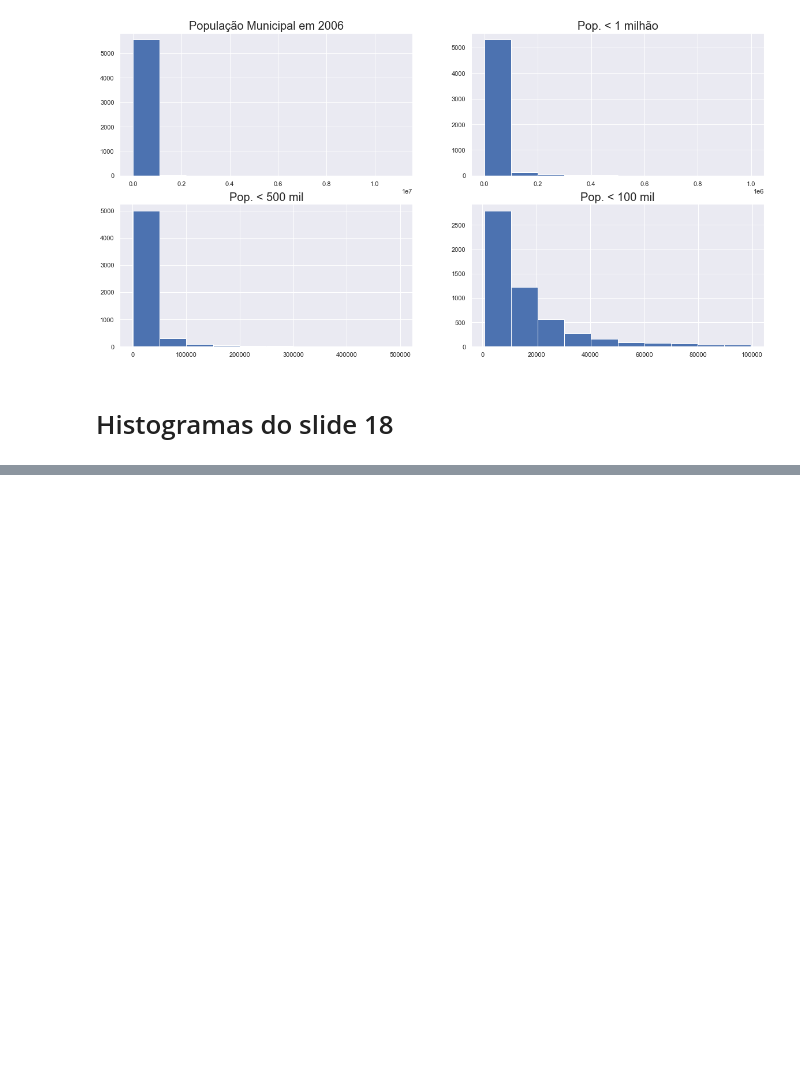
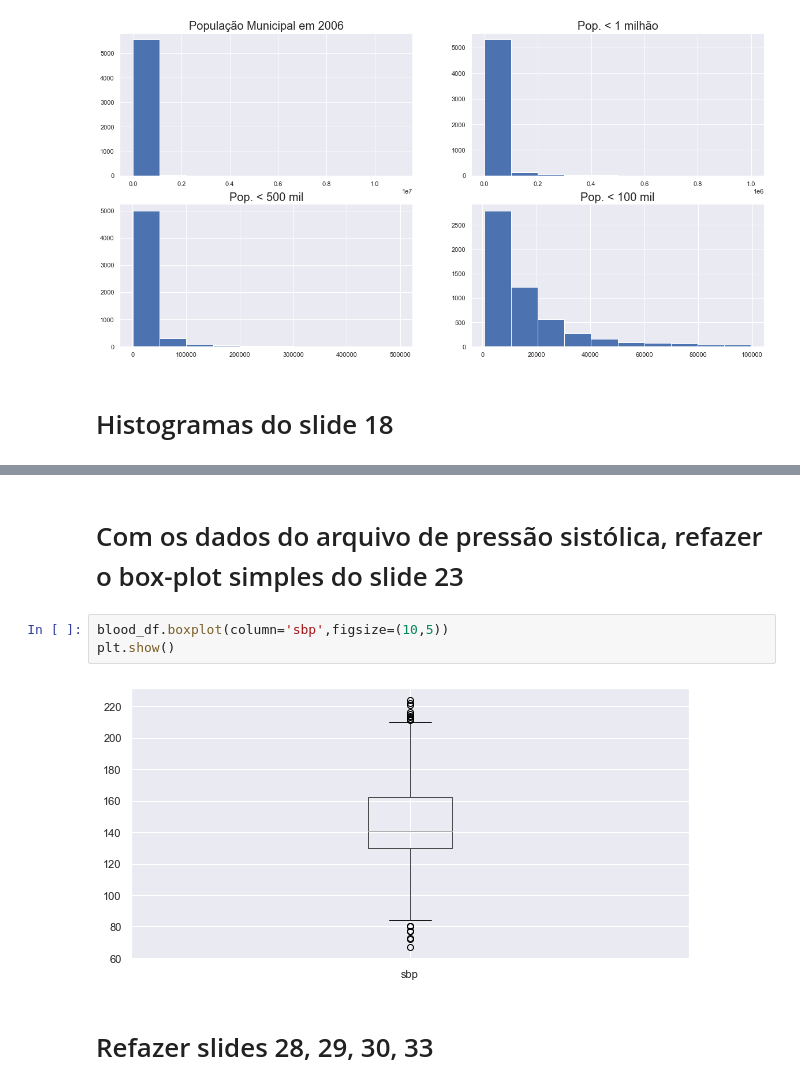
Before and after one commit to mendesrafael965/Estatistica, a Jupyter notebook: Lista 2.ipynb, the cells around one changed output, grey strips where cells are left out. Cells and saved outputs as stored; diff of their text form; blank space fills up the shorter version.

```diff
--- a/Lista 2.ipynb
+++ b/Lista 2.ipynb
@@ -113,0 +146,9 @@ array([3.        , 3.29615453, 3.6215449 , 3.97905721, 4.37186248,
+# %% [markdown]
+# Com os dados do arquivo de pressão sistólica, refazer o box-plot simples do slide 23
+# %%
+blood_df.boxplot(column='sbp',figsize=(10,5))
+plt.show()
+# %% [output]
+[figure, added]
+# %% [markdown]
+# Refazer slides 28, 29, 30, 33
```
Also changed, not shown: parts of 9 cells of this notebook.
